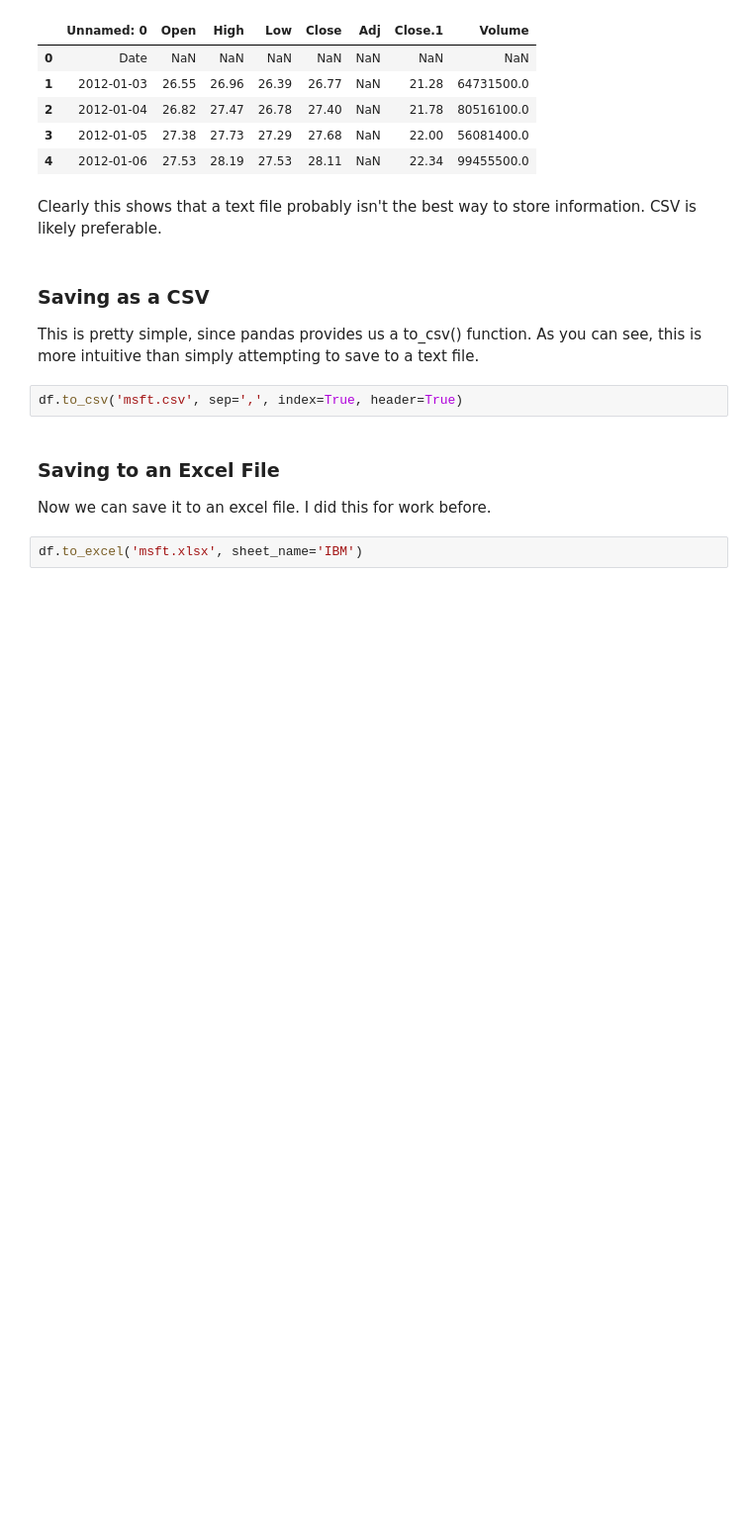
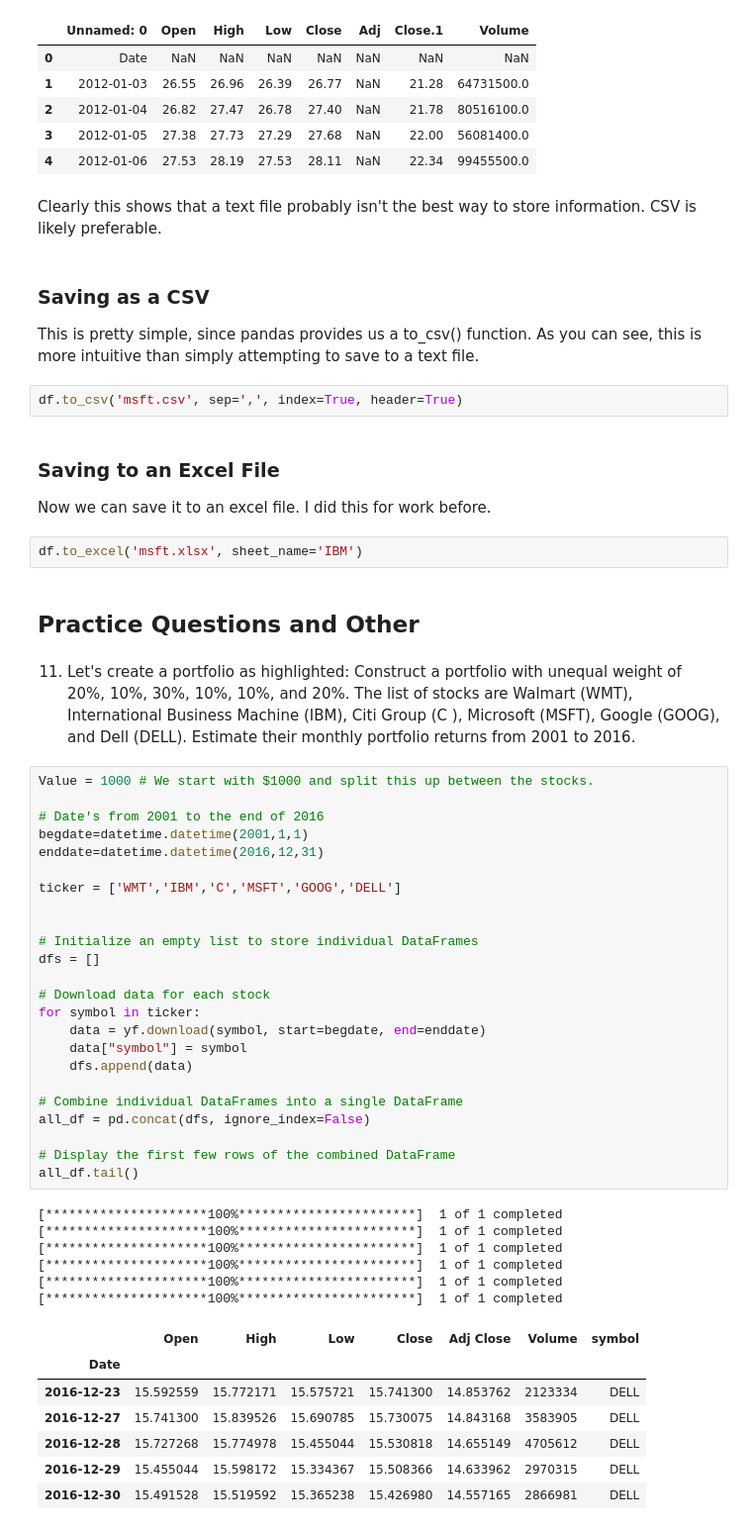
Before and after one commit to leoouyang781/Test-Repository, a Jupyter notebook: Python-For-Finance-2nd-Edition/Chapter 6.ipynb, the cells around one changed output. Shown: that part at 99% size. Saved outputs shown, nothing was run; the diff lists cells and outputs as text; blank space fills up the shorter version.

```diff
--- a/Python-For-Finance-2nd-Edition/Chapter 6.ipynb
+++ b/Python-For-Finance-2nd-Edition/Chapter 6.ipynb
@@ -331,3 +341,45 @@ df.to_csv('msft.csv', sep=',', index=True, header=True)
 Now we can save it to an excel file. I did this for work before.
 # %%
 df.to_excel('msft.xlsx', sheet_name='IBM')
+# %% [markdown]
+## Practice Questions and Other
+# %% [markdown]
+11. Let's create a portfolio as highlighted: Construct a portfolio with unequal weight of 20%, 10%, 30%, 10%, 10%, and 20%. The list of stocks are Walmart (WMT), International Business Machine (IBM), Citi Group (C ), Microsoft (MSFT), Google (GOOG), and Dell (DELL). Estimate their monthly portfolio returns from 2001 to 2016.
+# %%
+Value = 1000 # We start with $1000 and split this up between the stocks.
+
+# Date's from 2001 to the end of 2016
+begdate=datetime.datetime(2001,1,1)
+enddate=datetime.datetime(2016,12,31)
+
+ticker = ['WMT','IBM','C','MSFT','GOOG','DELL']
+
+
+# Initialize an empty list to store individual DataFrames
+dfs = []
+
+# Download data for each stock
+for symbol in ticker:
+    data = yf.download(symbol, start=begdate, end=enddate)
+    data["symbol"] = symbol
+    dfs.append(data)
+
+# Combine individual DataFrames into a single DataFrame
+all_df = pd.concat(dfs, ignore_index=False)
+
+# Display the first few rows of the combined DataFrame
+all_df.tail()
+# %% [output]
+[*********************100%***********************]  1 of 1 completed
+[*********************100%***********************]  1 of 1 completed
+[*********************100%***********************]  1 of 1 completed
+[*********************100%***********************]  1 of 1 completed
+[*********************100%***********************]  1 of 1 completed
+[*********************100%***********************]  1 of 1 completed
+|  | Open | High | Low | Close | Adj Close | Volume | symbol |
+| Date |  |  |  |  |  |  |  |
+| 2016-12-23 | 15.592559 | 15.772171 | 15.575721 | 15.741300 | 14.853762 | 2123334 | DELL |
+| 2016-12-27 | 15.741300 | 15.839526 | 15.690785 | 15.730075 | 14.843168 | 3583905 | DELL |
+| 2016-12-28 | 15.727268 | 15.774978 | 15.455044 | 15.530818 | 14.655149 | 4705612 | DELL |
+| 2016-12-29 | 15.455044 | 15.598172 | 15.334367 | 15.508366 | 14.633962 | 2970315 | DELL |
+| 2016-12-30 | 15.491528 | 15.519592 | 15.365238 | 15.426980 | 14.557165 | 2866981 | DELL |
```
Also changed, not shown: parts of 6 cells of this notebook, 6 other files.
